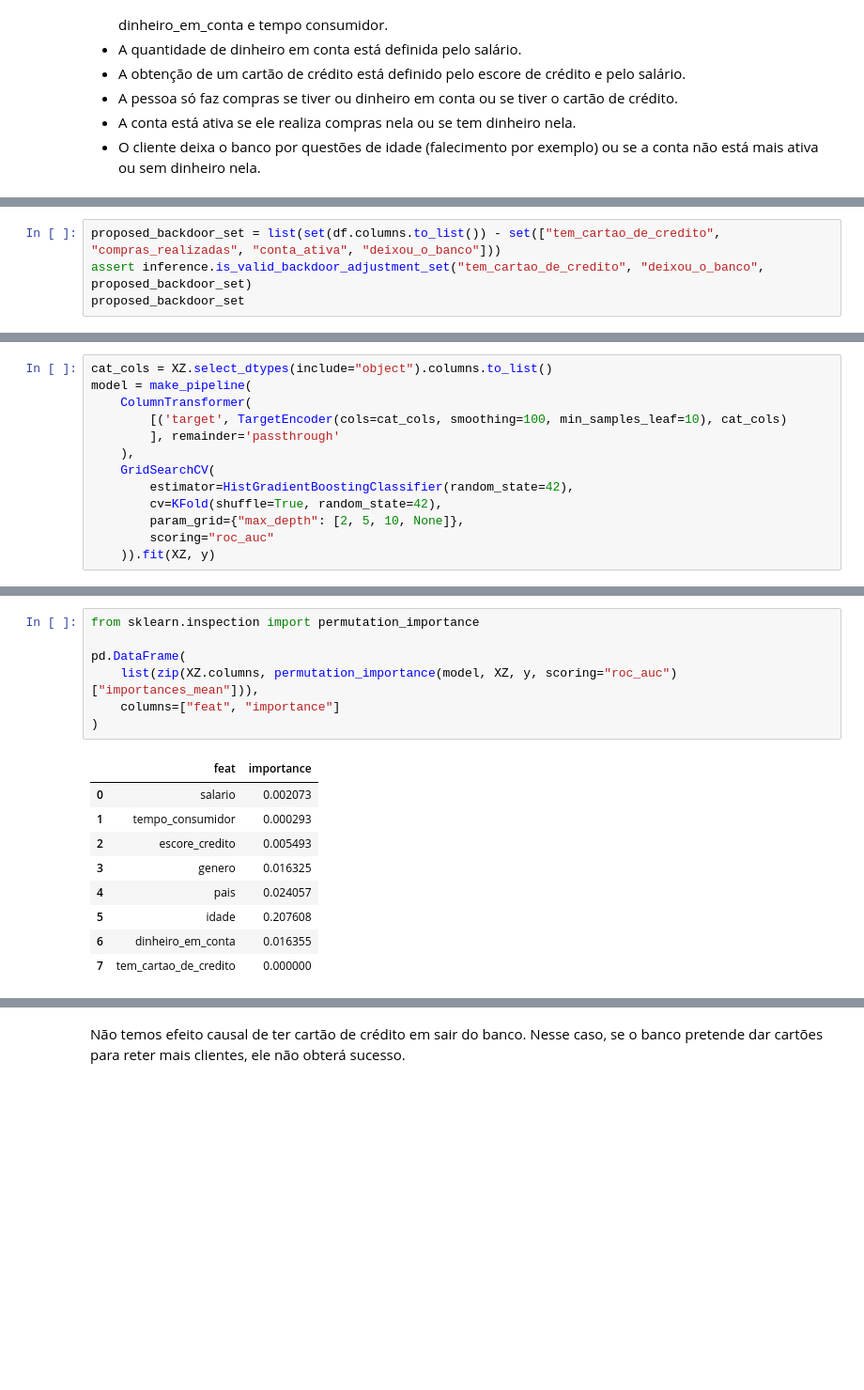
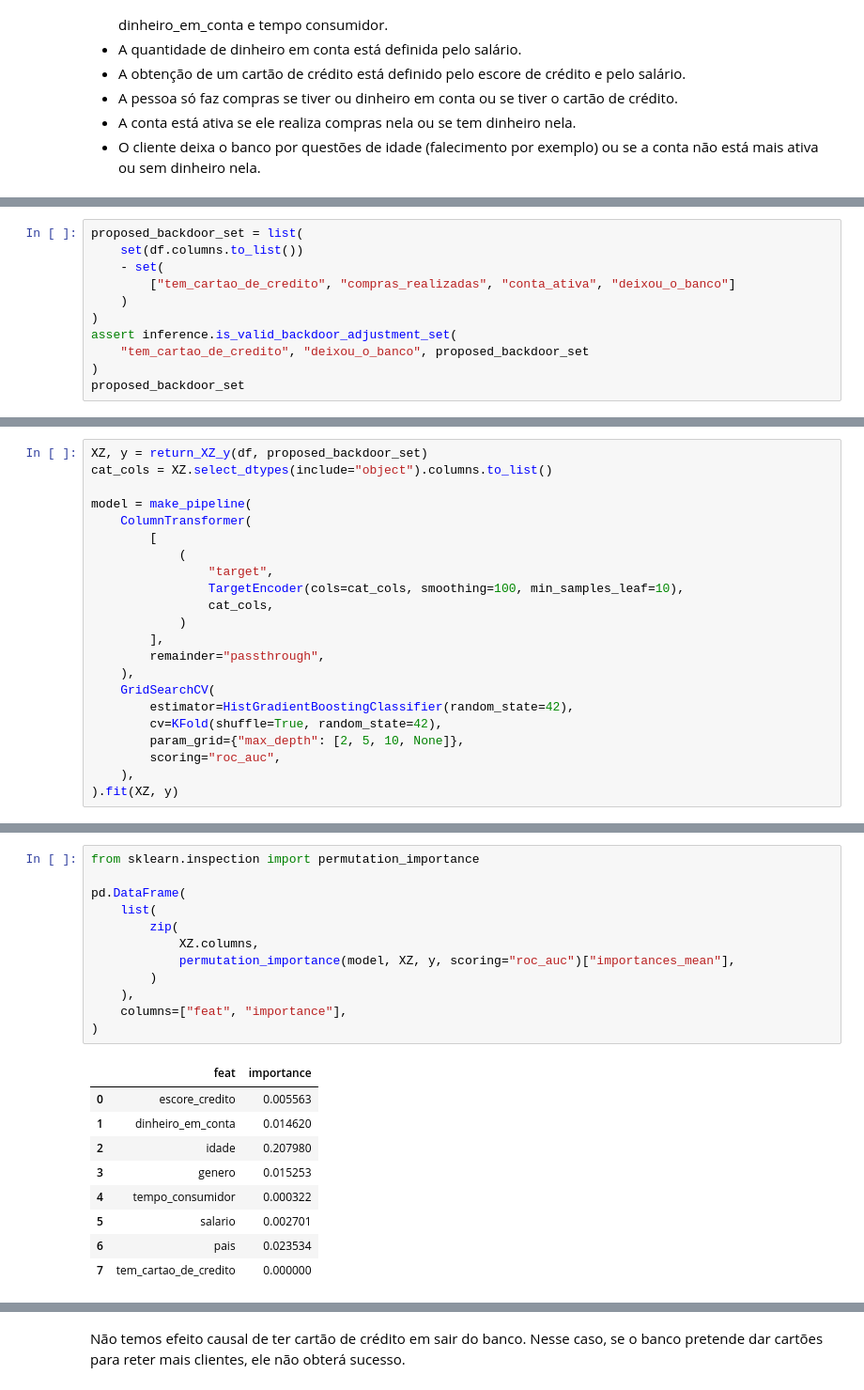
Before and after one commit to vitaliset/projetos-de-estudo, a Jupyter notebook: Causal Inference Exercises/causal.ipynb, the cells around one changed output, grey strips where cells are left out. Shown at 94% size. Cells and saved outputs as stored; diff of their text form; blank space fills up the shorter version.

```diff
--- a/Causal Inference Exercises/causal.ipynb
+++ b/Causal Inference Exercises/causal.ipynb
@@ -70,5 +99,12 @@ all_backdoor_adjustment_sets
 # %%
-proposed_backdoor_set = list(set(df.columns.to_list()) - set(["tem_cartao_de_credito", "compras_realizadas", "conta_ativa", "deixou_o_banco"]))
-assert inference.is_valid_backdoor_adjustment_set("tem_cartao_de_credito", "deixou_o_banco", proposed_backdoor_set)
+proposed_backdoor_set = list(
+    set(df.columns.to_list())
+    - set(
+        ["tem_cartao_de_credito", "compras_realizadas", "conta_ativa", "deixou_o_banco"]
+    )
+)
+assert inference.is_valid_backdoor_adjustment_set(
+    "tem_cartao_de_credito", "deixou_o_banco", proposed_backdoor_set
+)
 proposed_backdoor_set
 # %% [output]
@@ -93,14 +127,23 @@ XZ, y = return_XZ_y(df, proposed_backdoor_set)
 # %%
+XZ, y = return_XZ_y(df, proposed_backdoor_set)
 cat_cols = XZ.select_dtypes(include="object").columns.to_list()
+
 model = make_pipeline(
     ColumnTransformer(
-        [('target', TargetEncoder(cols=cat_cols, smoothing=100, min_samples_leaf=10), cat_cols)
-        ], remainder='passthrough'
+        [
+            (
+                "target",
+                TargetEncoder(cols=cat_cols, smoothing=100, min_samples_leaf=10),
+                cat_cols,
+            )
+        ],
+        remainder="passthrough",
     ),
     GridSearchCV(
         estimator=HistGradientBoostingClassifier(random_state=42),
         cv=KFold(shuffle=True, random_state=42),
         param_grid={"max_depth": [2, 5, 10, None]},
-        scoring="roc_auc"
-    )).fit(XZ, y)
+        scoring="roc_auc",
+    ),
+).fit(XZ, y)
 # %%
@@ -114,18 +160,23 @@ pd.DataFrame(model.named_steps["gridsearchcv"].cv_results_).filter(["param_max_d
 # %%
 from sklearn.inspection import permutation_importance
 
 pd.DataFrame(
-    list(zip(XZ.columns, permutation_importance(model, XZ, y, scoring="roc_auc")["importances_mean"])),
-    columns=["feat", "importance"]
+    list(
+        zip(
+            XZ.columns,
+            permutation_importance(model, XZ, y, scoring="roc_auc")["importances_mean"],
+        )
+    ),
+    columns=["feat", "importance"],
 )
 # %% [output]
 |  | feat | importance |
-| 0 | salario | 0.002073 |
-| 1 | tempo_consumidor | 0.000293 |
-| 2 | escore_credito | 0.005493 |
-| 3 | genero | 0.016325 |
-| 4 | pais | 0.024057 |
-| 5 | idade | 0.207608 |
-| 6 | dinheiro_em_conta | 0.016355 |
+| 0 | escore_credito | 0.005563 |
+| 1 | dinheiro_em_conta | 0.014620 |
+| 2 | idade | 0.207980 |
+| 3 | genero | 0.015253 |
+| 4 | tempo_consumidor | 0.000322 |
+| 5 | salario | 0.002701 |
+| 6 | pais | 0.023534 |
 | 7 | tem_cartao_de_credito | 0.000000 |
 # %%
```
Also changed, not shown: parts of 10 cells of this notebook.
